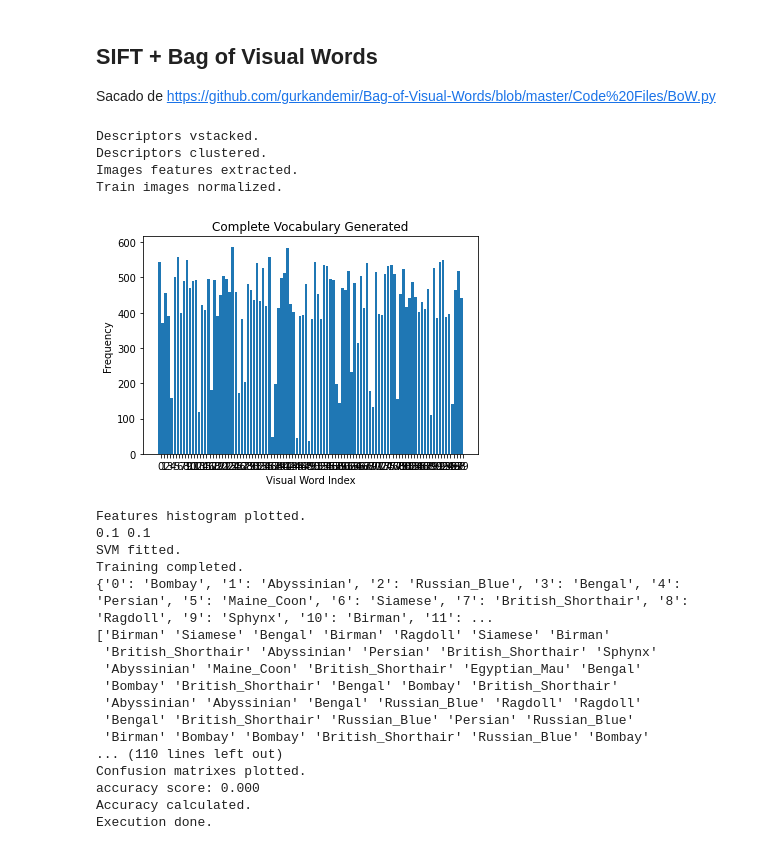
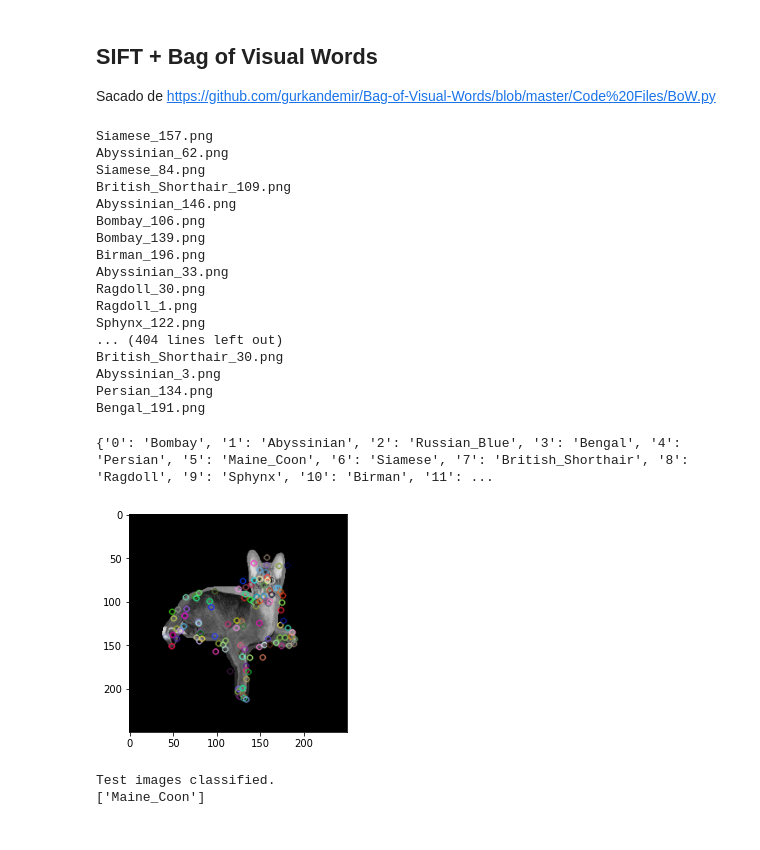
Before and after one commit to victoriatournier/BreedRecognizerTimag, a Jupyter notebook: bag_of_words_sift.ipynb, the cells around one changed output. Cells and saved outputs as stored; diff of their text form; code cells hidden in the pictures.

Commit message:
se arregla el calculo de la accuracy, se le agrega recorte de background y se hace una funcion de inferencia inicial

```diff
--- a/bag_of_words_sift.ipynb
+++ b/bag_of_words_sift.ipynb
@@ -262,27 +268,38 @@ images_train, images_test, classes_train, classes_test=split_train_test(df, 0.9)
 classes=get_classes(df)
 no_clusters=100
 kernel="precomputed"
+labels="/home/sere/Escritorio/trabajotimag/annotations/trimaps"
 execute(images_train, images_test, classes_train, classes_test, no_clusters, kernel, classes)
+#test(images_test, classes_test, no_clusters, kernel, classes)
 # %% [output]
-Descriptors vstacked.
-Descriptors clustered.
-Images features extracted.
-Train images normalized.
+Siamese_157.png
+Abyssinian_62.png
+Siamese_84.png
+British_Shorthair_109.png
+Abyssinian_146.png
+Bombay_106.png
+Bombay_139.png
+Birman_196.png
+Abyssinian_33.png
+Ragdoll_30.png
+Ragdoll_1.png
+Sphynx_122.png
+... (404 lines left out)
+British_Shorthair_30.png
+Abyssinian_3.png
+Persian_134.png
+Bengal_191.png
-[figure, removed]
-Features histogram plotted.
-0.1 0.1
-SVM fitted.
-Training completed.
-{'0': 'Bombay', '1': 'Abyssinian', '2': 'Russian_Blue', '3': 'Bengal', '4': 'Persian', '5': 'Maine_Coon', '6': 'Siamese', '7': 'British_Shorthair', '8': 'Ragdoll', '9': 'Sphynx', '10': 'Birman', '11': ...
-['Birman' 'Siamese' 'Bengal' 'Birman' 'Ragdoll' 'Siamese' 'Birman'
- 'British_Shorthair' 'Abyssinian' 'Persian' 'British_Shorthair' 'Sphynx'
- 'Abyssinian' 'Maine_Coon' 'British_Shorthair' 'Egyptian_Mau' 'Bengal'
- 'Bombay' 'British_Shorthair' 'Bengal' 'Bombay' 'British_Shorthair'
- 'Abyssinian' 'Abyssinian' 'Bengal' 'Russian_Blue' 'Ragdoll' 'Ragdoll'
- 'Bengal' 'British_Shorthair' 'Russian_Blue' 'Persian' 'Russian_Blue'
- 'Birman' 'Bombay' 'Bombay' 'British_Shorthair' 'Russian_Blue' 'Bombay'
-... (110 lines left out)
-Confusion matrixes plotted.
-accuracy score: 0.000
-Accuracy calculated.
-Execution done.
+# %%
+def inferencia_eval(path_image, test_label,no_clusters, kernel, classes):
+    kmeans=joblib.load('kmeans.sav')
+    scale=joblib.load('scale.sav')
+    im_features=joblib.load('im_features.sav')
+    svm=joblib.load('svm.sav')
+    testModel([path_image], [test_label], kmeans, scale, svm, im_features, no_clusters, kernel, classes, inferencia=True)
+# %%
+inferencia_eval("/home/sere/Escritorio/trabajotimag/images/Abyssinian_1.jpg", "/home/sere/Escritorio/trabajotimag/annotations/trimaps", no_clusters, kernel, classes)
+# %% [output]
+{'0': 'Bombay', '1': 'Abyssinian', '2': 'Russian_Blue', '3': 'Bengal', '4': 'Persian', '5': 'Maine_Coon', '6': 'Siamese', '7': 'British_Shorthair', '8': 'Ragdoll', '9': 'Sphynx', '10': 'Birman', '11': ...
+[figure, added]
+Test images classified.
+['Maine_Coon']
```
Also changed, not shown: parts of 2 cells of this notebook.
